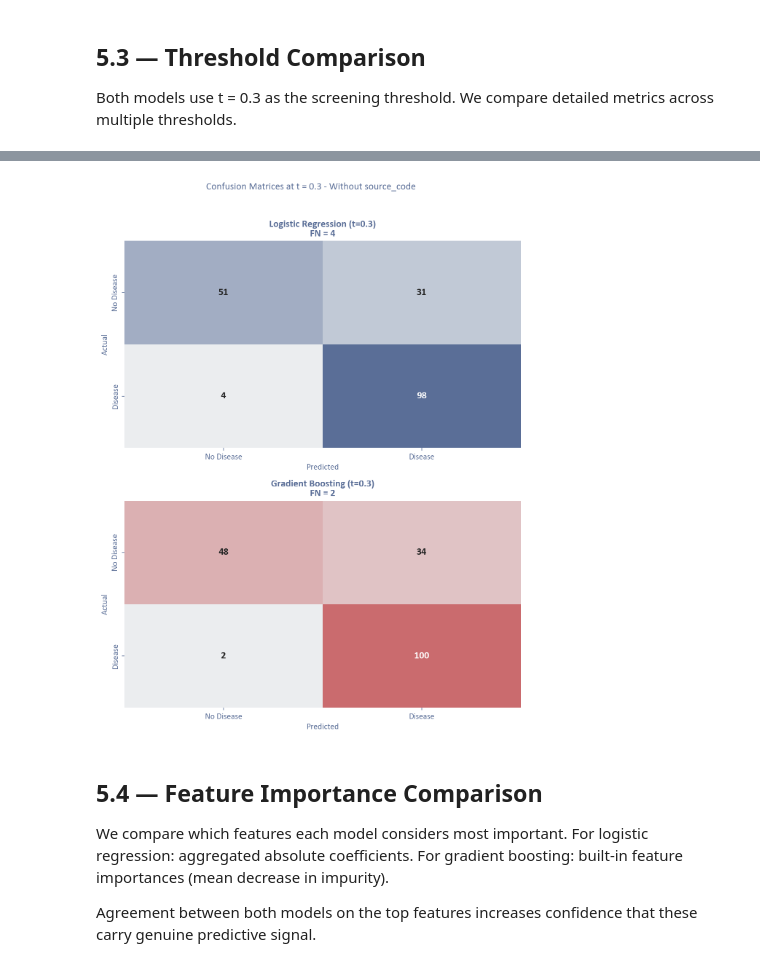
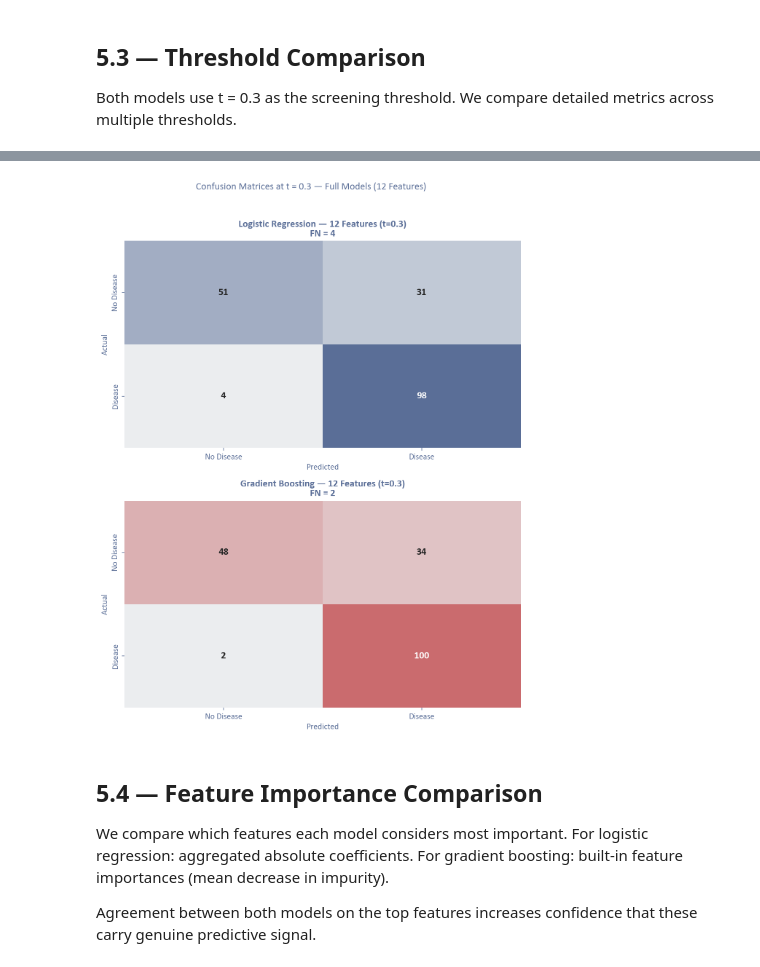
Before and after one commit to hueglij/HEA_heart_disease, a Jupyter notebook: notebooks/05_model_comparison.ipynb, the cells around one changed output, grey strips where cells are left out. Saved outputs shown, nothing was run; the diff lists cells and outputs as text; code cells hidden in the pictures.

```diff
--- a/notebooks/05_model_comparison.ipynb
+++ b/notebooks/05_model_comparison.ipynb
@@ -162,7 +162,7 @@ Both models use t = 0.3 as the screening threshold. We compare detailed metrics
 candidate_thresholds = [0.5, 0.4, 0.3, 0.2]
 rows = []
 
-for name, y_prob in [("LogReg", y_prob_lr), ("GBM", y_prob_gb)]:
+for name, y_prob in [("LogReg (12)", y_prob_lr), ("GBM (12)", y_prob_gb)]:
     for thresh in candidate_thresholds:
         y_pred_t = (y_prob >= thresh).astype(int)
         cm = confusion_matrix(y_test, y_pred_t)
@@ -181,6 +181,6 @@ for name, y_prob in [("LogReg", y_prob_lr), ("GBM", y_prob_gb)]:
 comparison_df = pd.DataFrame(rows)
 comparison_df.to_csv(f"{TABLES}/comparison_threshold_metrics.csv", index=False)
 
-print("Performance comparison WITHOUT source_code:\n")
+print("Performance comparison \u2014 Full Models (12 Features):\n")
 comparison_df.round(4)
 # %% [output]
@@ -197,32 +197,32 @@ Performance comparison WITHOUT source_code:
 # %%
 # Confusion matrices at t=0.3 side by side
 fig, axes = plt.subplots(2, 1, figsize=(8, 10))
 thresh = 0.3
 
 for i, (name, y_prob, cmap) in enumerate([
-    ("Logistic Regression", y_prob_lr, CMAP_BLUE),
-    ("Gradient Boosting", y_prob_gb, CMAP_RED),
+    ("Logistic Regression \u2014 12 Features", y_prob_lr, CMAP_BLUE),
+    ("Gradient Boosting \u2014 12 Features", y_prob_gb, CMAP_RED),
 ]):
     y_pred_t = (y_prob >= thresh).astype(int)
     cm = confusion_matrix(y_test, y_pred_t)
     fn = cm[1, 0]
 
     sns.heatmap(cm, annot=True, fmt="d", cmap=cmap,
                 xticklabels=["No Disease", "Disease"],
                 yticklabels=["No Disease", "Disease"],
                 ax=axes[i], cbar=False,
                 annot_kws={"fontsize": 13, "fontweight": "bold"})
     axes[i].set_xlabel("Predicted")
     axes[i].set_ylabel("Actual")
     axes[i].set_title(f"{name} (t=0.3)\nFN = {fn}")
     axes[i].grid(False)
 
-fig.suptitle("Confusion Matrices at t = 0.3 - Without source_code", fontsize=13, y=1.02)
+fig.suptitle("Confusion Matrices at t = 0.3 \u2014 Full Models (12 Features)", fontsize=13, y=1.02)
 fig.savefig(f"{FIGURES}/comparison_confusion_matrices.png", dpi=150, bbox_inches="tight")
 plt.tight_layout()
 plt.show()
 # %% [output]
-[figure, old version]
+[figure, new version]
 # %% [markdown]
 ## 5.4 — Feature Importance Comparison
 
```
Also changed, not shown: parts of 12 cells of this notebook, 17 other files.
